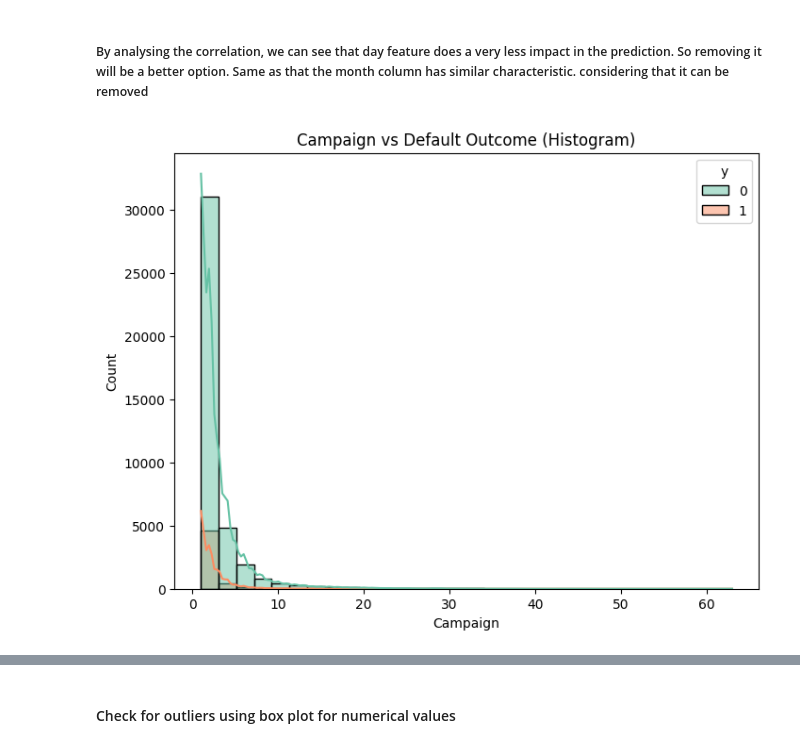
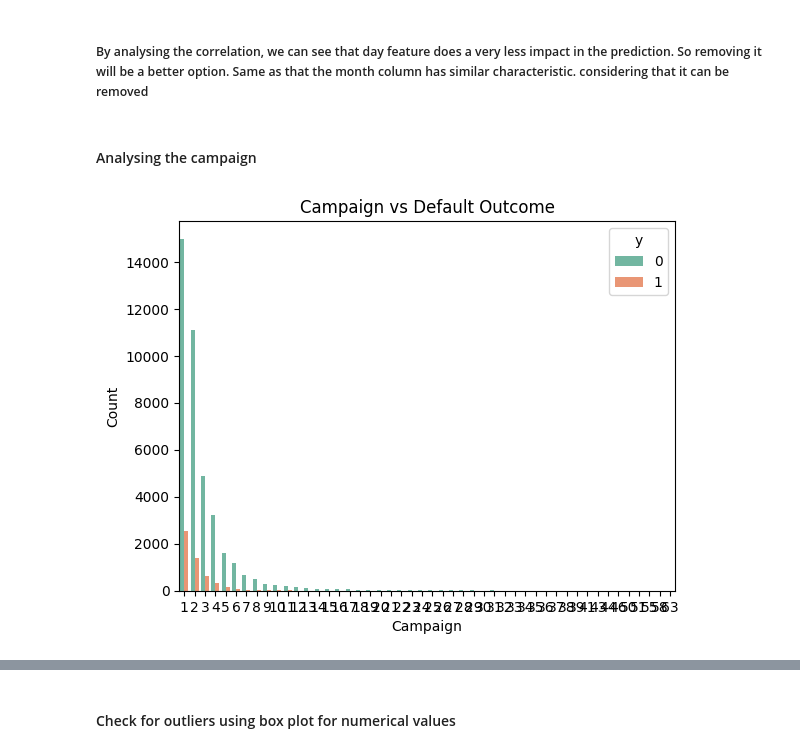
Before and after one commit to Abdullah-Nazly/ML_CW, a Jupyter notebook: Random_forest.ipynb, the cells around one changed output, grey strips where cells are left out. Cells and saved outputs as stored; diff of their text form; code cells hidden in the pictures.

```diff
--- a/Random_forest.ipynb
+++ b/Random_forest.ipynb
@@ -223,14 +212,18 @@ plt.show()
 [figure]
 # %% [markdown]
 ##### By analysing the correlation, we can see that day feature does a very less impact in the prediction. So removing it will be a better option. Same as that the month column has similar characteristic. considering that it can be removed
+# %% [markdown]
+#### Analysing the campaign
 # %%
-# Histogram of 'campaign' for each category of 'y'
-plt.figure(figsize=(8, 6))
-sns.histplot(data=df, x='campaign', hue='y', kde=True, palette='Set2', bins=30)
+import seaborn as sns
+import matplotlib.pyplot as plt
 
-plt.title('Campaign vs Default Outcome (Histogram)')
+# Count plot for the 'campaign' variable (discrete) and binary target 'y'
+sns.countplot(x='campaign', hue='y', data=df, palette='Set2')
+
+plt.title('Campaign vs Default Outcome')
 plt.xlabel('Campaign')
 plt.ylabel('Count')
 plt.show()
 # %% [output]
-[figure, old version]
+[figure, new version]
```
Also changed, not shown: parts of 17 cells of this notebook, 6 other files.
